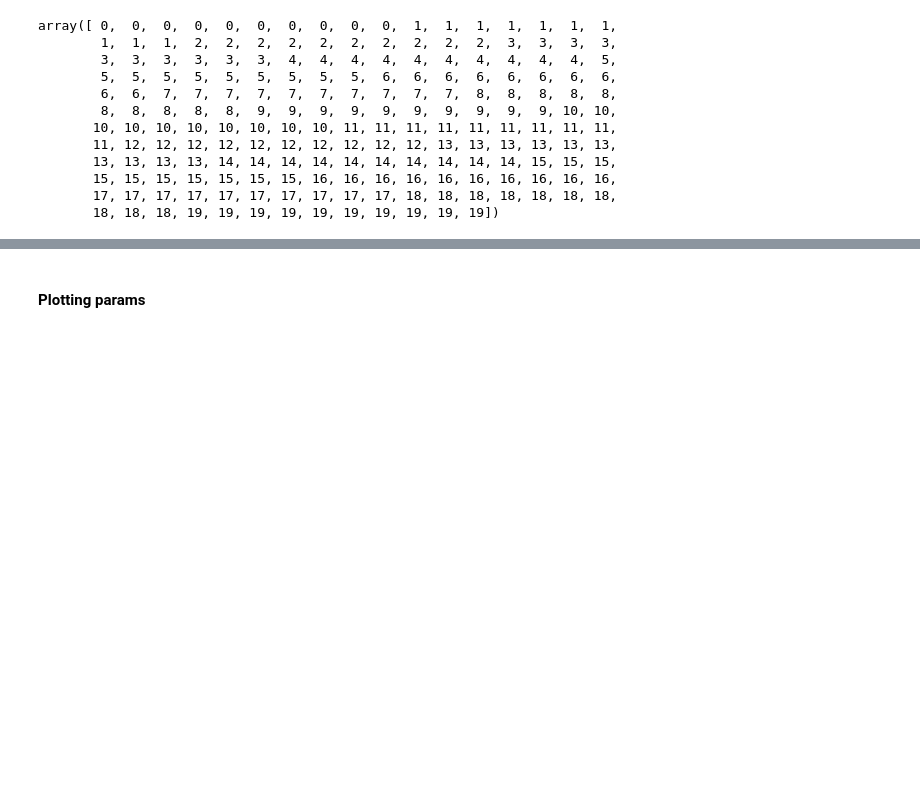
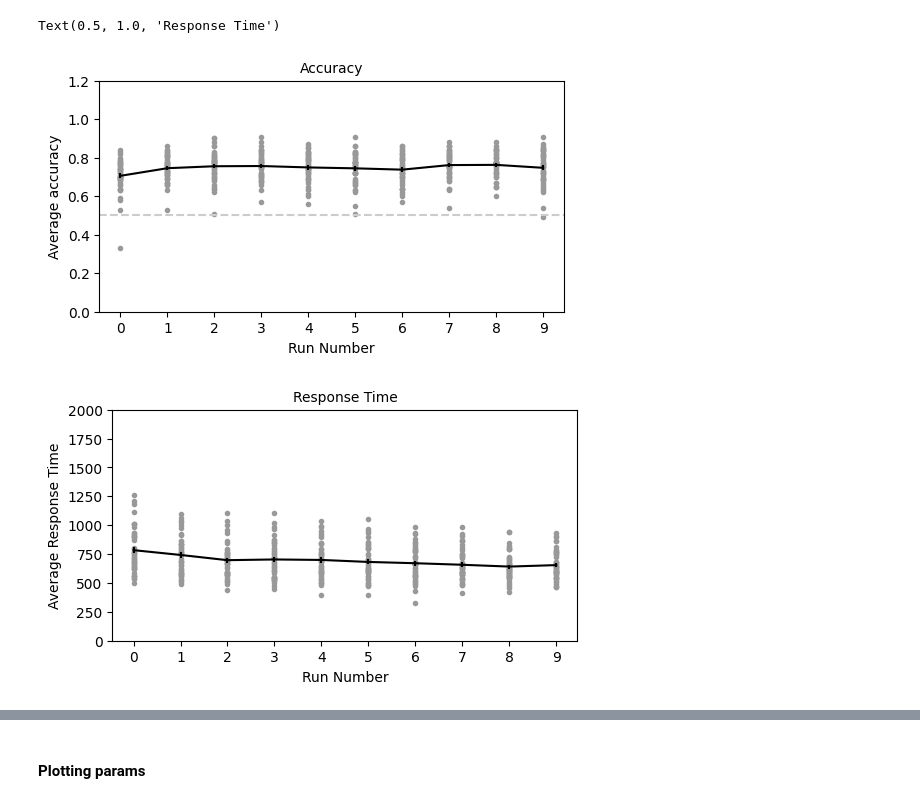
Before and after one commit to mmhenderson/featsynth, a Jupyter notebook: code/behav_analysis/expt1_summary.ipynb, the cells around one changed output, grey strips where cells are left out. Drawn from its saved outputs; the diff is of its cells as text; code cells hidden in the pictures; blank space fills up the shorter version.

Commit message:
updating analysis code, while running expts4-5

```diff
--- a/code/behav_analysis/expt1_summary.ipynb
+++ b/code/behav_analysis/expt1_summary.ipynb
@@ -24,18 +24,47 @@ n_cue_levels = len(cue_level_names)
 n_image_types = len(image_type_names)
 
 acc_by_condition, dprime_by_condition, propyes_by_condition, rt_by_condition = analyze_expt1.get_perf_by_cond()
-# %%
-super_inds_long
-# %% [output]
-array([ 0,  0,  0,  0,  0,  0,  0,  0,  0,  0,  1,  1,  1,  1,  1,  1,  1,
-        1,  1,  1,  2,  2,  2,  2,  2,  2,  2,  2,  2,  2,  3,  3,  3,  3,
-        3,  3,  3,  3,  3,  3,  4,  4,  4,  4,  4,  4,  4,  4,  4,  4,  5,
-        5,  5,  5,  5,  5,  5,  5,  5,  5,  6,  6,  6,  6,  6,  6,  6,  6,
-        6,  6,  7,  7,  7,  7,  7,  7,  7,  7,  7,  7,  8,  8,  8,  8,  8,
-        8,  8,  8,  8,  8,  9,  9,  9,  9,  9,  9,  9,  9,  9,  9, 10, 10,
-       10, 10, 10, 10, 10, 10, 10, 10, 11, 11, 11, 11, 11, 11, 11, 11, 11,
-       11, 12, 12, 12, 12, 12, 12, 12, 12, 12, 12, 13, 13, 13, 13, 13, 13,
-       13, 13, 13, 13, 14, 14, 14, 14, 14, 14, 14, 14, 14, 14, 15, 15, 15,
-       15, 15, 15, 15, 15, 15, 15, 16, 16, 16, 16, 16, 16, 16, 16, 16, 16,
-       17, 17, 17, 17, 17, 17, 17, 17, 17, 17, 18, 18, 18, 18, 18, 18, 18,
-       18, 18, 18, 19, 19, 19, 19, 19, 19, 19, 19, 19, 19])
+# %%
+acc_by_run, rt_by_run = analyze_expt1.get_perf_by_run()
+
+plt.figure(figsize=(6,3))
+
+plot_vals = acc_by_run
+
+n_runs = plot_vals.shape[1]
+meanvals = np.mean(plot_vals, axis=0)
+semvals = np.std(plot_vals, axis=0)/np.sqrt(plot_vals.shape[0])
+
+for si in range(n_subjects):
+    plt.plot(np.arange(n_runs), plot_vals[si,:],'.',color=[0.6, 0.6, 0.6])
+plt.errorbar(np.arange(len(meanvals)), meanvals, semvals, color='k')
+plt.xticks(np.arange(n_runs))
+plt.xlabel('Run Number')
+plt.ylabel('Average accuracy')
+plt.axhline(0.50, color=[0.8, 0.8, 0.8], linestyle='--')
+plt.ylim([0.0, 1.2])
+
+plt.title('Accuracy')
+
+
+plt.figure(figsize=(6,3))
+
+plot_vals = rt_by_run
+
+meanvals = np.mean(plot_vals, axis=0)
+semvals = np.std(plot_vals, axis=0)/np.sqrt(plot_vals.shape[0])
+
+for si in range(n_subjects):
+    plt.plot(np.arange(n_runs), plot_vals[si,:],'.',color=[0.6, 0.6, 0.6])
+plt.errorbar(np.arange(len(meanvals)), meanvals, semvals, color='k')
+plt.xticks(np.arange(n_runs))
+plt.xlabel('Run Number')
+plt.ylabel('Average Response Time')
+ylims = [0, 2000]
+plt.ylim(ylims)
+
+plt.title('Response Time')
+# %% [output]
+Text(0.5, 1.0, 'Response Time')
+[figure, added]
+[figure, added]
```
Also changed, not shown: parts of 10 cells of this notebook, 11 other files.
